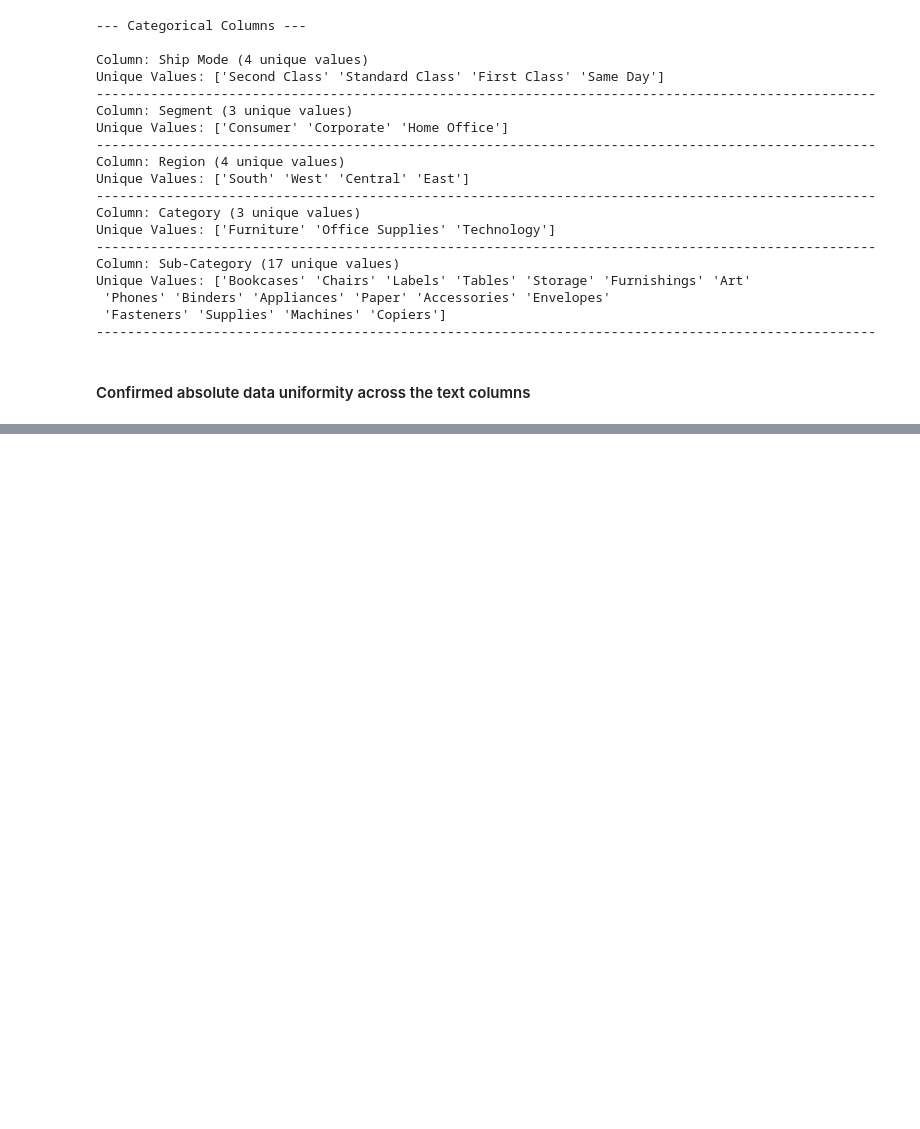
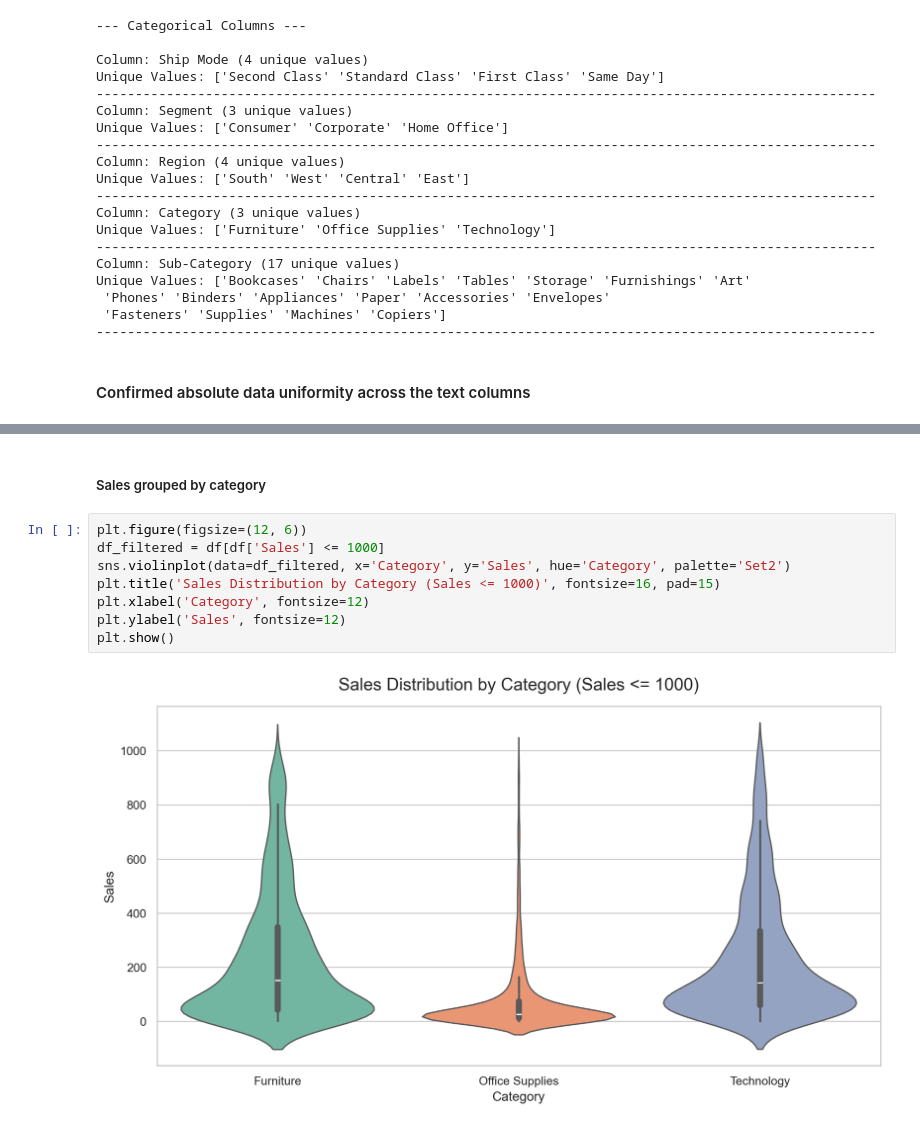
Before and after one commit to GichukiEdwin/Python_Data, a Jupyter notebook: notebooks/superstoresales.ipynb, the cells around one changed output, grey strips where cells are left out. Saved outputs shown, nothing was run; the diff lists cells and outputs as text; blank space fills up the shorter version.

```diff
--- a/notebooks/superstoresales.ipynb
+++ b/notebooks/superstoresales.ipynb
@@ -208,0 +253,12 @@ Unique Values: ['Bookcases' 'Chairs' 'Labels' 'Tables' 'Storage' 'Furnishings' '
+# %% [markdown]
+##### Sales grouped by category
+# %%
+plt.figure(figsize=(12, 6))
+df_filtered = df[df['Sales'] <= 1000]
+sns.violinplot(data=df_filtered, x='Category', y='Sales', hue='Category', palette='Set2')
+plt.title('Sales Distribution by Category (Sales <= 1000)', fontsize=16, pad=15)
+plt.xlabel('Category', fontsize=12)
+plt.ylabel('Sales', fontsize=12)
+plt.show()
+# %% [output]
+[figure, added]
```
Also changed, not shown: parts of 10 cells of this notebook.
